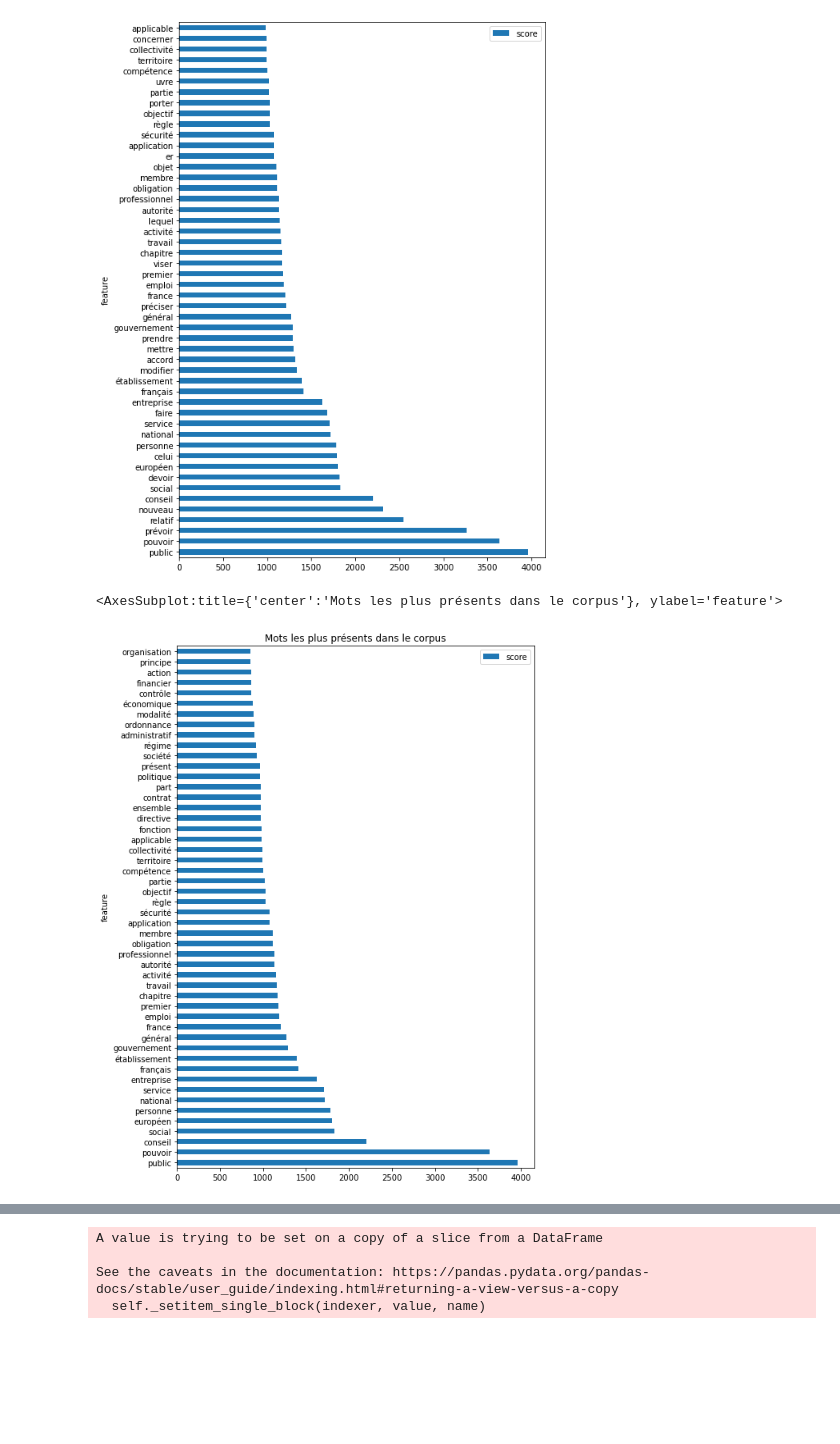
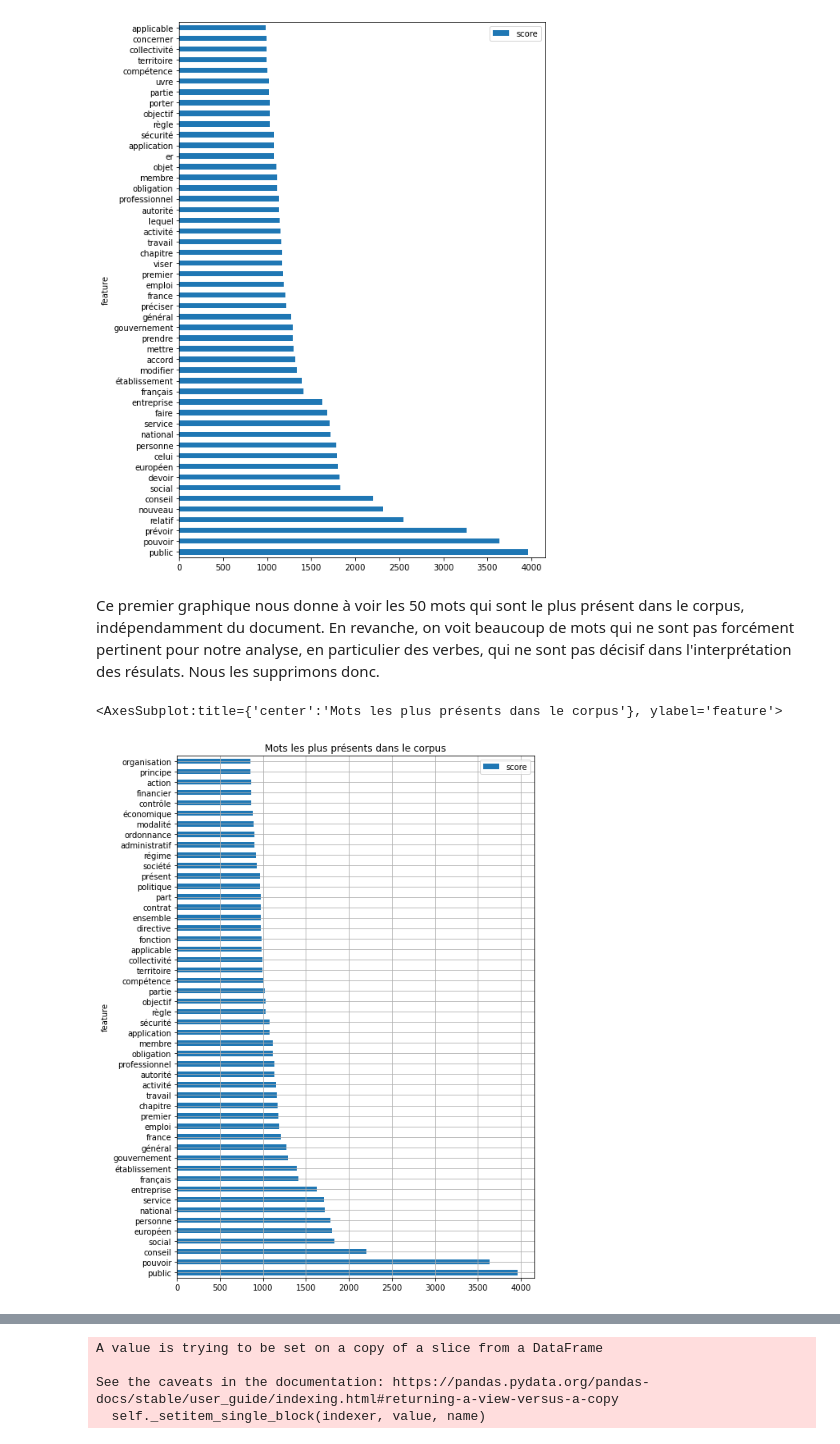
Before and after one commit to Geminy3/ProjetHNSKOL, a Jupyter notebook: Analyses XPO + COM.ipynb, the cells around one changed output, grey strips where cells are left out. Cells and saved outputs as stored; diff of their text form; code cells hidden in the pictures; blank space fills up the shorter version.

Commit message:
avancé dans analyses des xpo + com, début de description des résultats

```diff
--- a/Analyses XPO + COM.ipynb
+++ b/Analyses XPO + COM.ipynb
@@ -160,6 +164,8 @@ tf.plot(kind="barh", figsize=(8,12))
 # %% [output]
 <AxesSubplot:ylabel='feature'>
 [figure]
+# %% [markdown]
+Ce premier graphique nous donne à voir les 50 mots qui sont le plus présent dans le corpus, indépendamment du document. En revanche, on voit beaucoup de mots qui ne sont pas forcément pertinent pour notre analyse, en particulier des verbes, qui ne sont pas décisif dans l'interprétation des résulats. Nous les supprimons donc.
 # %%
 words = ["prévoir", "relatif", "nouveau", "devoir", "celui", "faire", "modifier", "accord", "mettre", "prendre", "préciser", "viser", "lequel", "objet", " er", "porter", "uvre", "concerner", "fixer", "assurer", "renforcer", "définir"]
 for i in range(len(titre)):
@@ -168,24 +174,24 @@ for i in range(len(titre)):
 # %%
 #tf_vectorizer = CountVectorizer(stop_words = stopW)
 #titre = [item for item in Xpo.preprocessed_xpo]
 
 #tit = nlp(titre)
 #titre = [word.lemma for sent in titre.sentences for word in sent.words if word.upos != "VERB" and word.upos != "PRON"]
 
 tf_vectorizer.fit(titre)
 X = tf_vectorizer.transform(titre)
 X = X.toarray()
 features = tf_vectorizer.get_feature_names()
 
 (num_doc, num_f) = X.shape
 
 tf_sum = np.sum(X, axis=0)
 tf = top_feats(tf_sum, features, 50)
 top_feats(tf_sum, features, 50)
 
 tf.index = tf.feature
 
-tf.plot(kind="barh", figsize=(8,12), title="Mots les plus présents dans le corpus")
+tf.plot(kind="barh", figsize=(8,12), title="Mots les plus présents dans le corpus", grid=True)
 # %% [output]
 <AxesSubplot:title={'center':'Mots les plus présents dans le corpus'}, ylabel='feature'>
-[figure, old version]
+[figure, new version]
```
Also changed, not shown: parts of 32 cells of this notebook.
